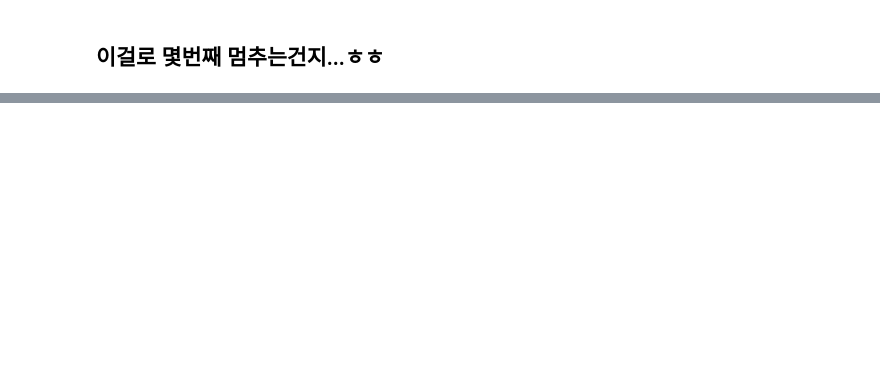
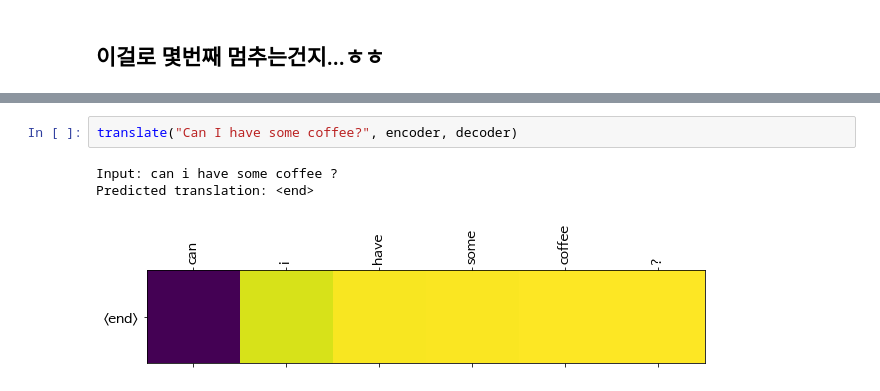
Before and after one commit to SunCreation/aiffel, a Jupyter notebook: Working/NLP/lang_translator/[GD-08].ipynb, the cells around one changed output, grey strips where cells are left out. Cells and saved outputs as stored; diff of their text form; blank space fills up the shorter version.

```diff
--- a/Working/NLP/lang_translator/[GD-08].ipynb
+++ b/Working/NLP/lang_translator/[GD-08].ipynb
@@ -570,0 +924,6 @@ Error: Kernel is dead
+# %%
+translate("Can I have some coffee?", encoder, decoder)
+# %% [output]
+Input: can i have some coffee ?
+Predicted translation: <end>
+[figure, added]
```
Also changed, not shown: parts of 22 cells of this notebook, 1 other file.
